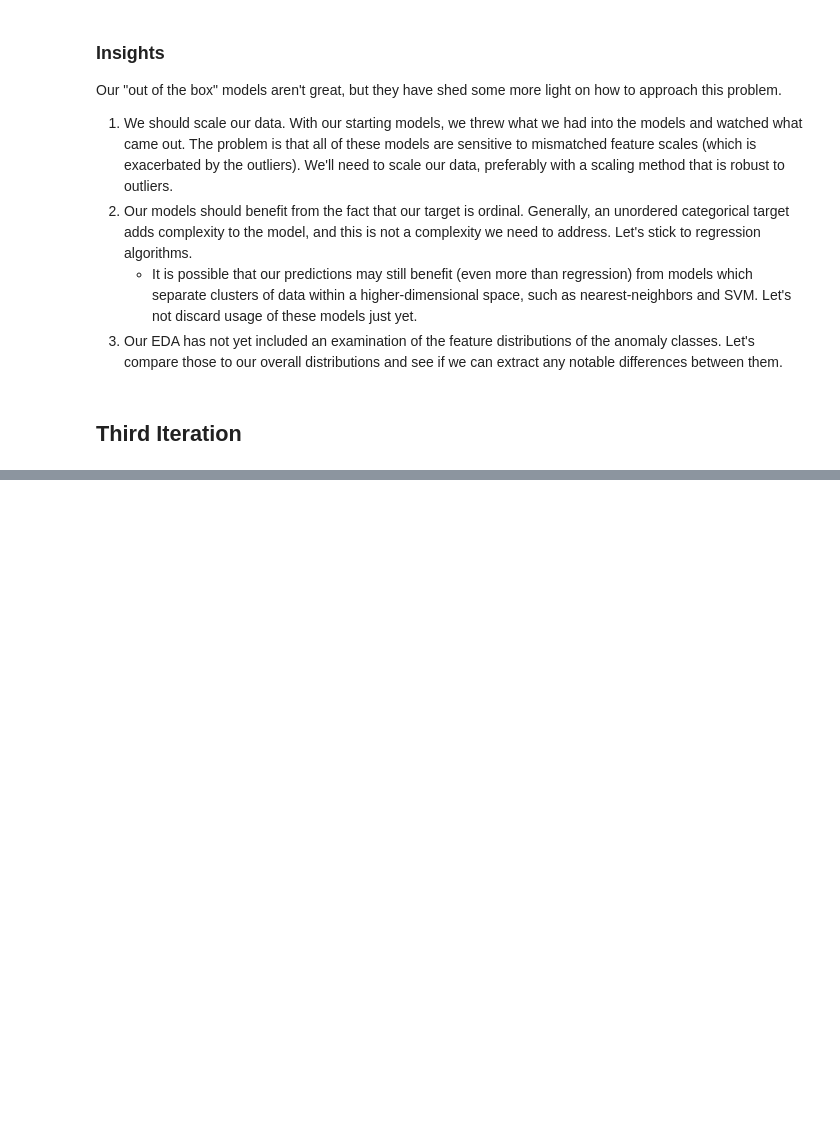
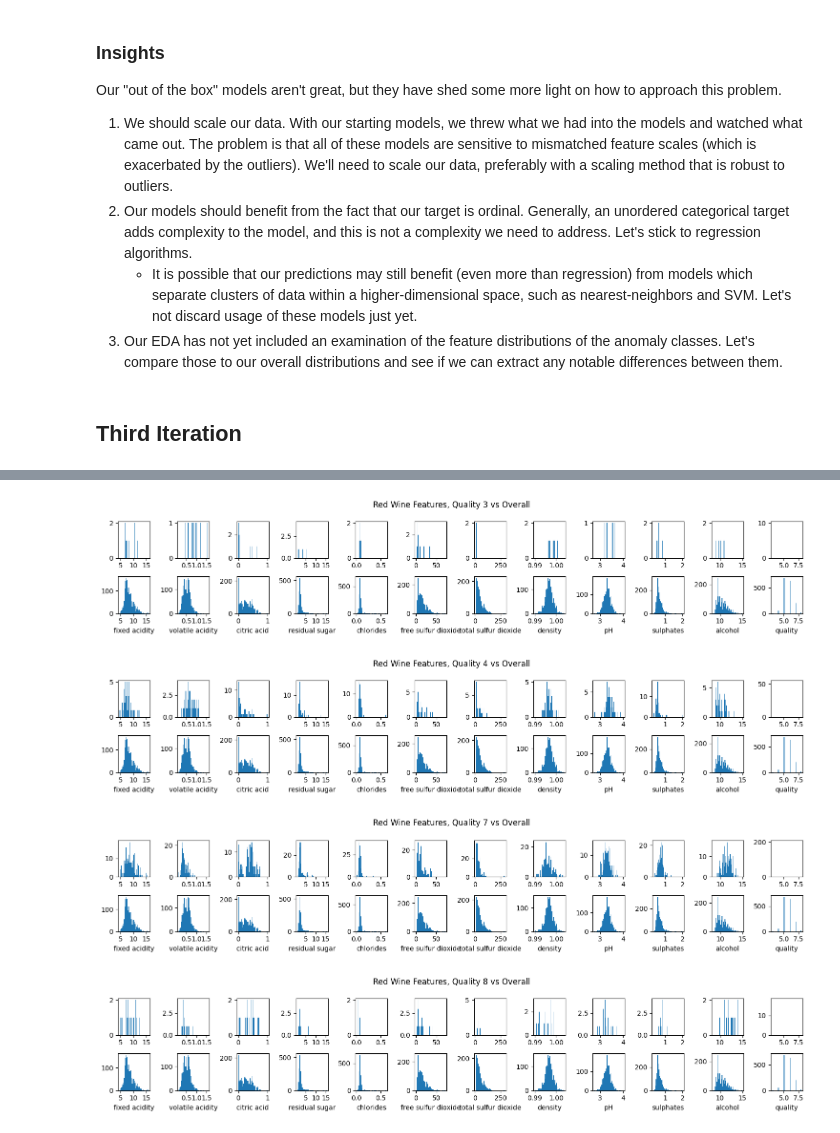
Before and after one commit to zdravoj/data-science-foundations, a Jupyter notebook: UCI_wine_quality.ipynb, the cells around one changed output, grey strips where cells are left out. Saved outputs shown, nothing was run; the diff lists cells and outputs as text; code cells hidden in the pictures; blank space fills up the shorter version.

```diff
--- a/UCI_wine_quality.ipynb
+++ b/UCI_wine_quality.ipynb
@@ -1418,0 +1425,3 @@ Our "out of the box" models aren't great, but they have shed some more light on
+# %%
+red_df = pd.read_csv('winequality-red.csv', delimiter=';')
+white_df = pd.read_csv('winequality-white.csv', delimiter=';')
@@ -1418,0 +1447,30 @@ Our "out of the box" models aren't great, but they have shed some more light on
+# %%
+# graphs distributions of features for quality value vs overall
+def graph_anom_dist(df, anom_val, wine_type=''):
+    # prepare column names
+    df_cols = df.columns
+    # prepare df of anomaly observations by quality value
+    anom_df = df.loc[df['quality']==anom_val]
+    # prepare display
+    fig, axs = plt.subplots(2, 12, figsize=(15, 3))
+
+    # fills distributions
+    for i in range(12):
+        axs[1][i].hist(df[df_cols[i]], bins=40)
+        low_lim, high_lim = axs[1][i].get_xlim()
+        axs[0][i].hist(anom_df[df_cols[i]], bins=40)
+        axs[0][i].set_xlim(low_lim, high_lim)
+        axs[1][i].set_xlabel(df_cols[i])
+
+    fig.suptitle(f'{wine_type} Wine Features, Quality {anom_val} vs Overall')
+
+    return fig.tight_layout()
+# %%
+# red wine anomaly distributions vs overall
+for val in [3, 4, 7, 8]:
+    graph_anom_dist(red_df, val, 'Red')
+# %% [output]
+[figure, added]
+[figure, added]
+[figure, added]
+[figure, added]
```
Also changed, not shown: parts of 6 cells of this notebook, 2 other files.
